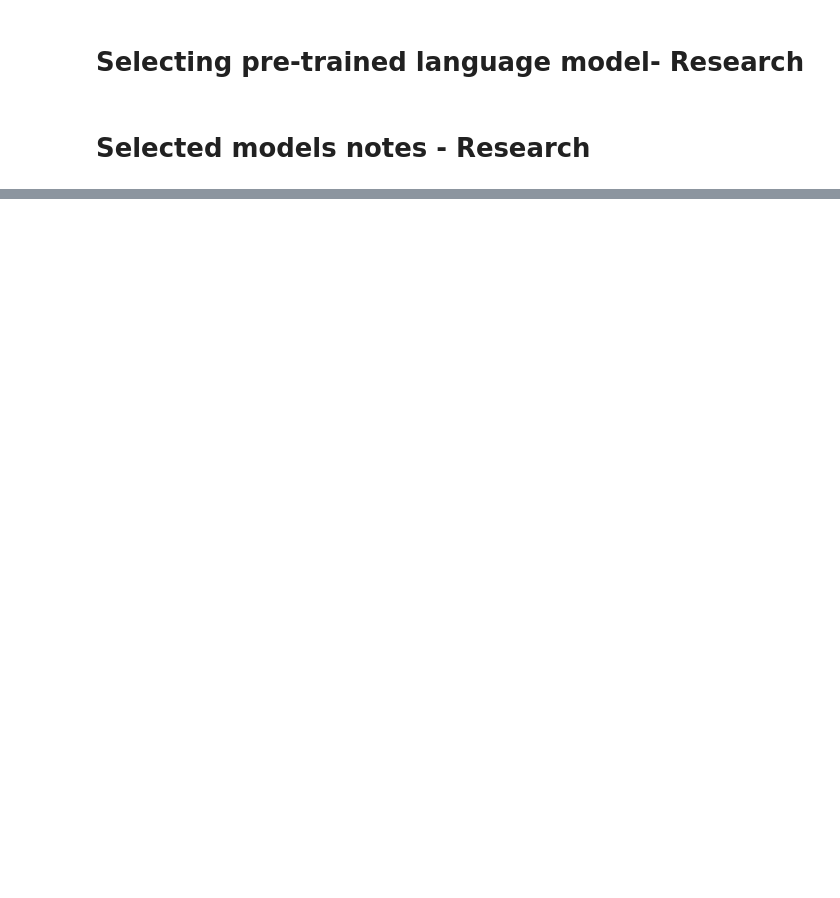
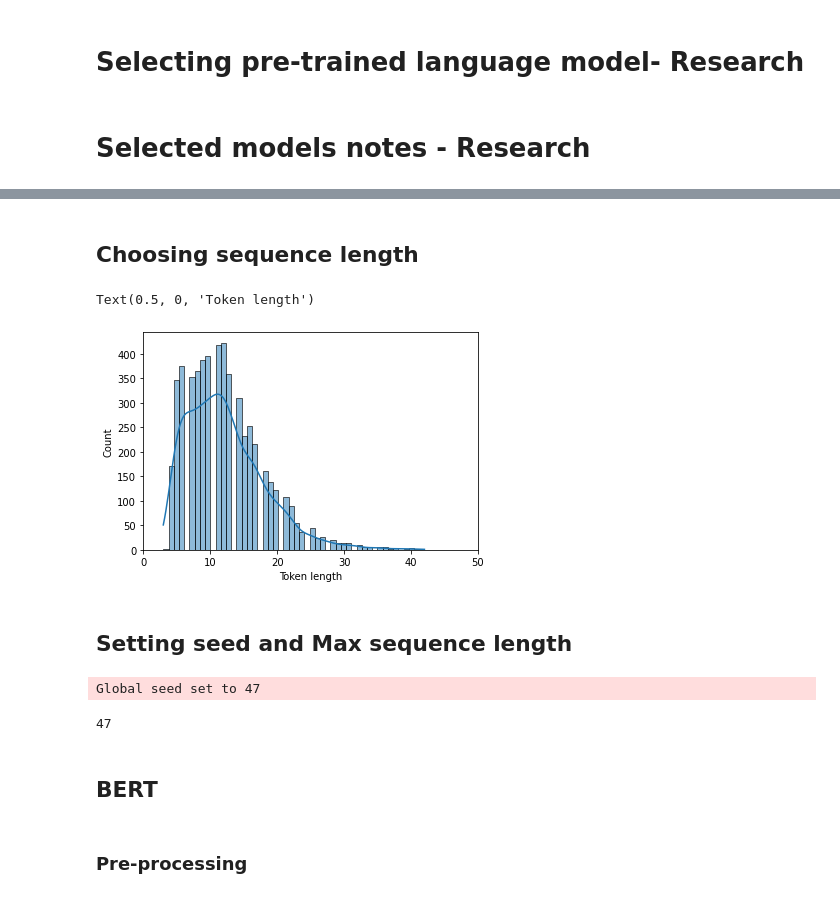
Before and after one commit to mvdheram/Stereotypical-Social-bias-detection-, a Jupyter notebook: Pre_trained_Language_model_selection_and_training.ipynb, the cells around one changed output, grey strips where cells are left out. Drawn from its saved outputs; the diff is of its cells as text; code cells hidden in the pictures; blank space fills up the shorter version.

```diff
--- a/Pre_trained_Language_model_selection_and_training.ipynb
+++ b/Pre_trained_Language_model_selection_and_training.ipynb
@@ -6,0 +245,32 @@
+# %% [markdown]
+## Choosing sequence length
+# %%
+# Number of words
+def word_count(string):
+  # split the string into words
+  words = string.split()
+
+  # Return length of words list
+  return len(words)
+
+wordCount = df['stereotype'].apply(word_count)
+# %%
+sns.histplot(wordCount,kde=True)
+plt.xlim([0, 50])
+plt.xlabel("Token length")
+# %% [output]
+Text(0.5, 0, 'Token length')
+[figure, added]
+# %% [markdown]
+## Setting seed and Max sequence length
+# %%
+MAX_LEN = 50
+RANDOM_SEED = 47
+pl.seed_everything(RANDOM_SEED)
+# %% [output]
+Global seed set to 47
+47
+# %% [markdown]
+## BERT
+# %% [markdown]
+### Pre-processing
```
Also changed, not shown: parts of 109 cells of this notebook.
